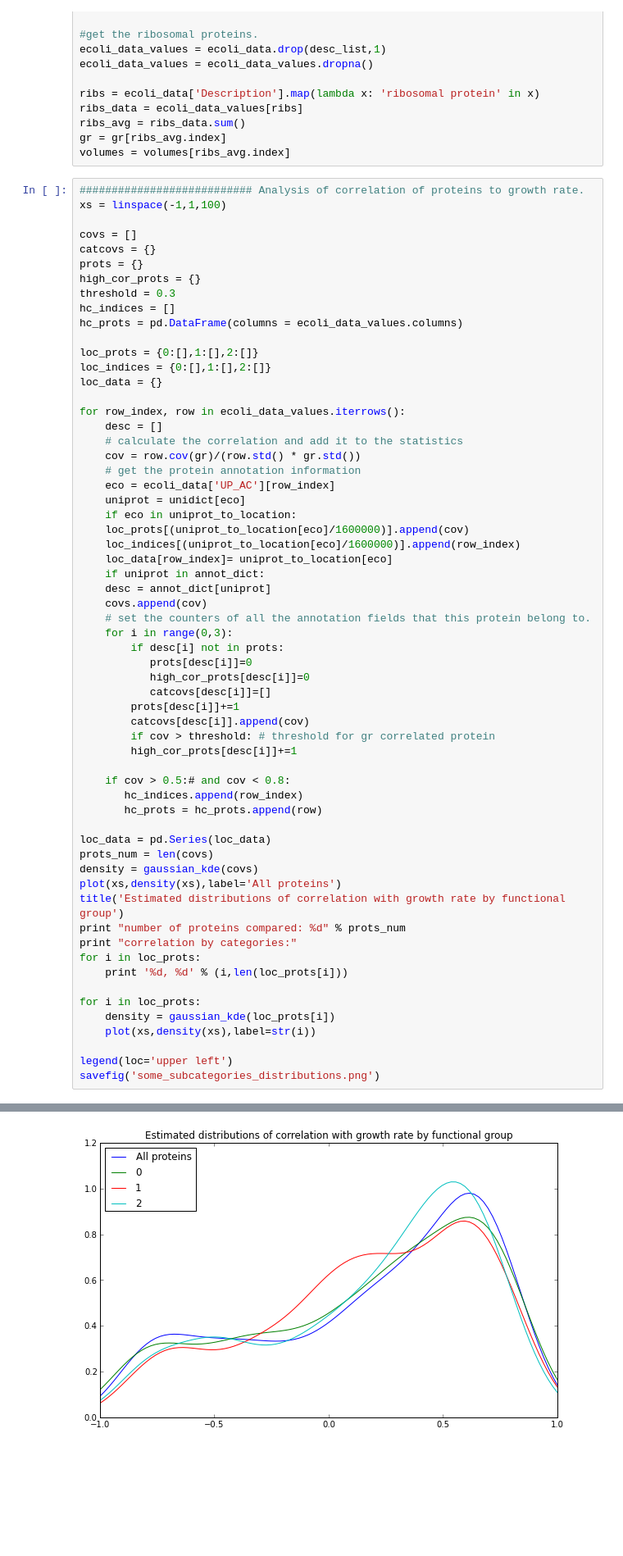
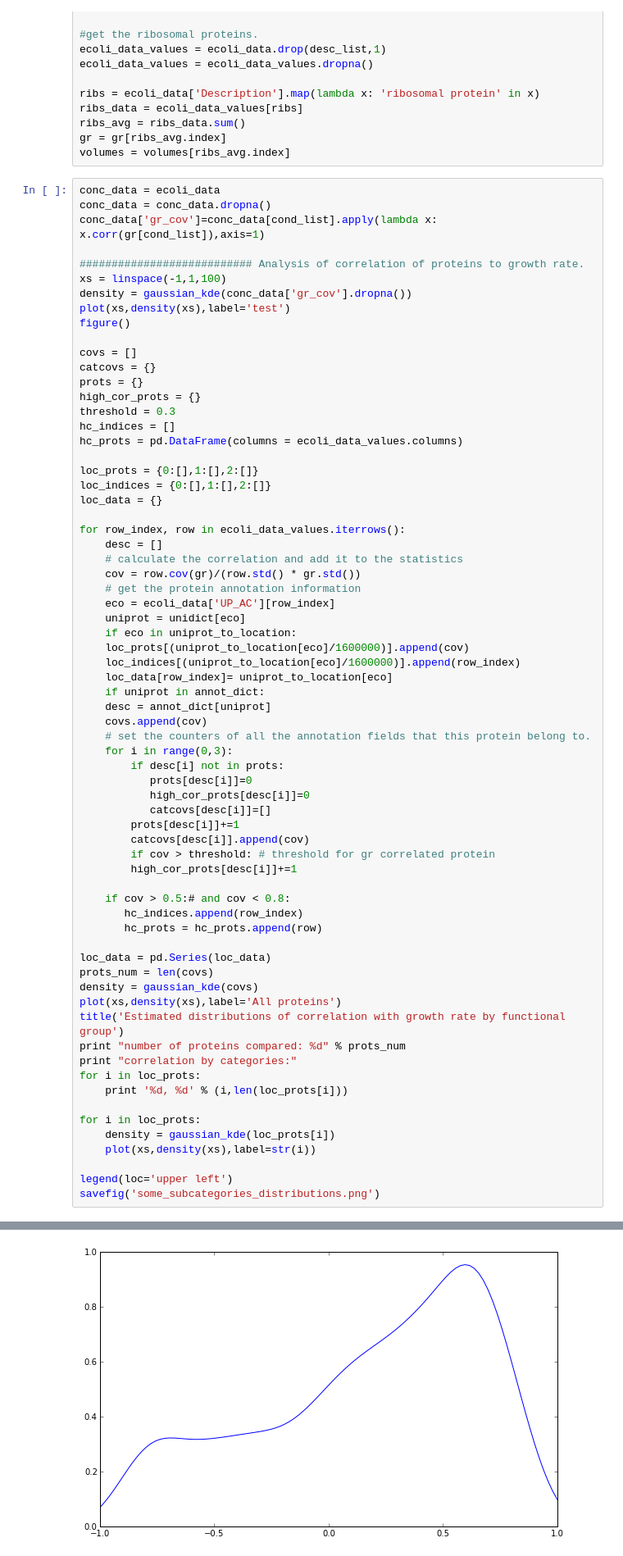
Before and after one commit to uriba/proteome-analysis, a Jupyter notebook: Untitled0.ipynb, the cells around one changed output, grey strips where cells are left out. Shown at 82% size. Cells and saved outputs as stored; diff of their text form; blank space fills up the shorter version.

```diff
--- a/Untitled0.ipynb
+++ b/Untitled0.ipynb
@@ -138,8 +138,15 @@ ribs_avg = ribs_data.sum()
 gr = gr[ribs_avg.index]
 volumes = volumes[ribs_avg.index]
 # %%
+conc_data = ecoli_data
+conc_data = conc_data.dropna()
+conc_data['gr_cov']=conc_data[cond_list].apply(lambda x: x.corr(gr[cond_list]),axis=1)
+
 ########################### Analysis of correlation of proteins to growth rate.
 xs = linspace(-1,1,100)
+density = gaussian_kde(conc_data['gr_cov'].dropna())
+plot(xs,density(xs),label='test')
+figure()
 
 covs = []
 catcovs = {}
@@ -203,5 +222,5 @@ number of proteins compared: 1318
 correlation by categories:
 0, 659
 1, 660
 2, 637
-[figure, old version]
+[figure, new version]
```
Also changed, not shown: parts of 1 cell of this notebook, 1 other file.
